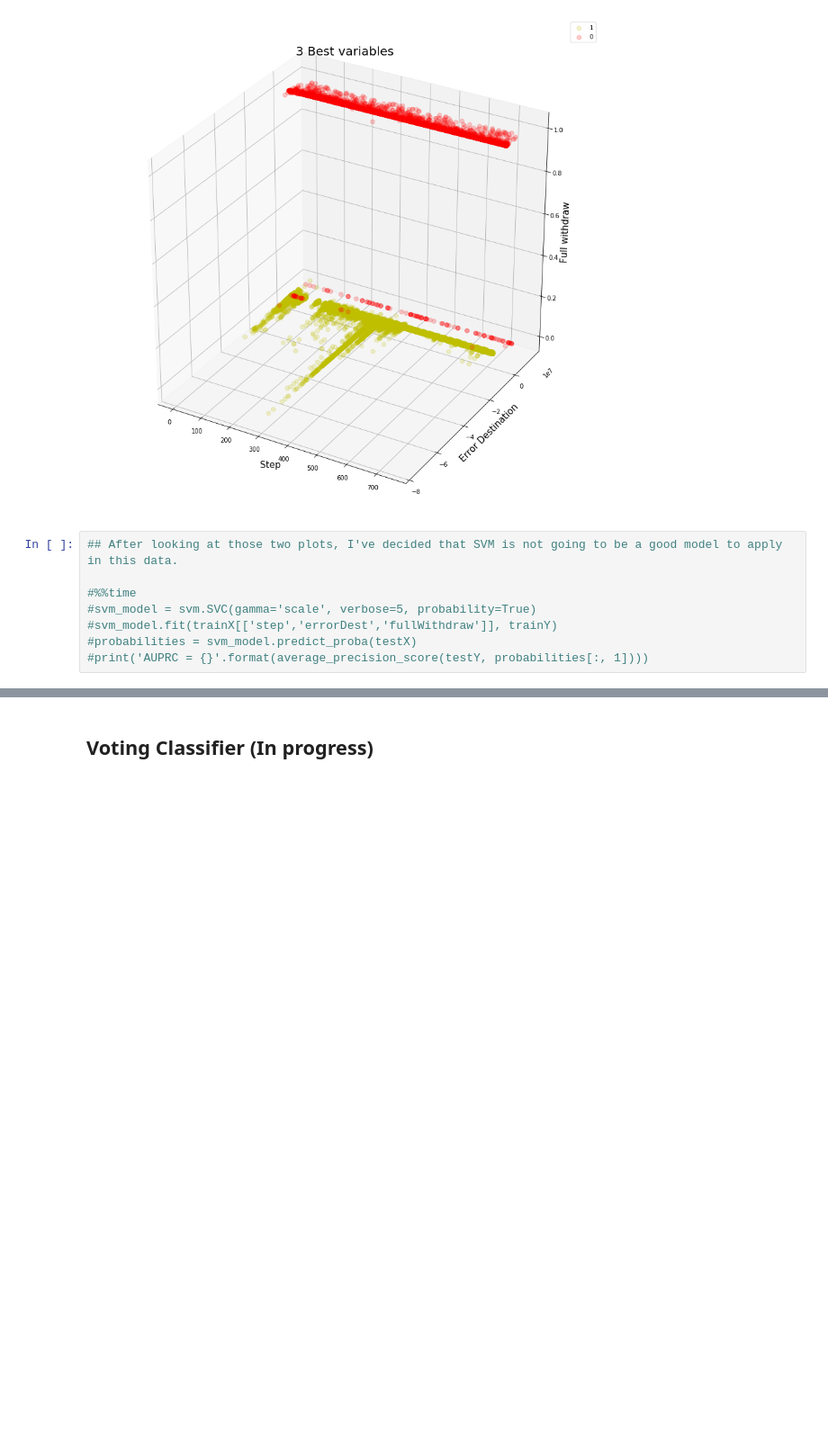
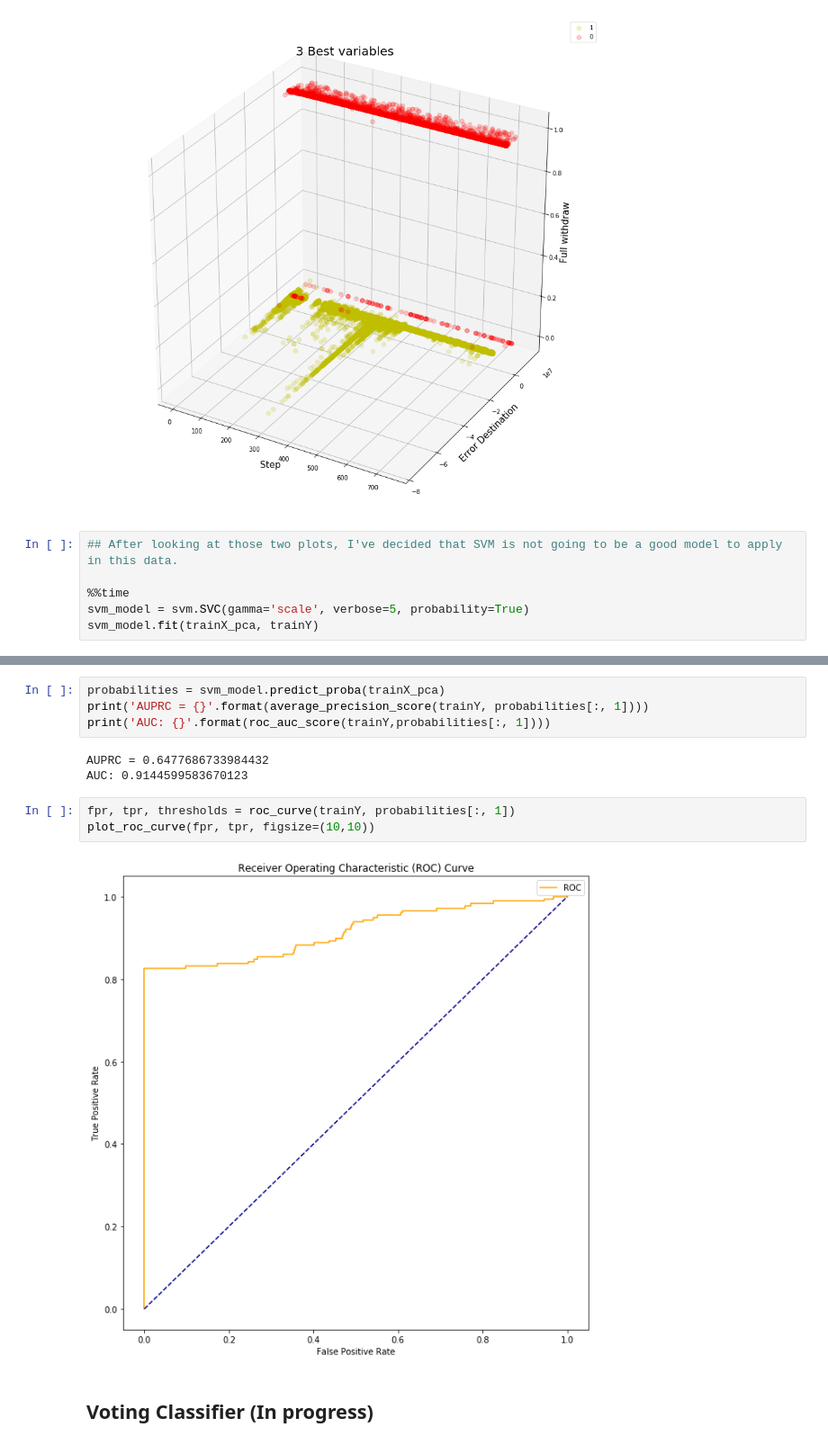
Before and after one commit to AdrianDiez/MobileFraud, a Jupyter notebook: Fraud_Detection.ipynb, the cells around one changed output, grey strips where cells are left out. Shown at 90% size. Cells and saved outputs as stored; diff of their text form; blank space fills up the shorter version.

```diff
--- a/Fraud_Detection.ipynb
+++ b/Fraud_Detection.ipynb
@@ -370,8 +364,6 @@ plot_3d_scatter(trainX, trainY, 'step','errorDest','fullWithdraw','Step','Error
 # %%
 ## After looking at those two plots, I've decided that SVM is not going to be a good model to apply in this data.
 
-#%%time
-#svm_model = svm.SVC(gamma='scale', verbose=5, probability=True)
-#svm_model.fit(trainX[['step','errorDest','fullWithdraw']], trainY)
-#probabilities = svm_model.predict_proba(testX)
-#print('AUPRC = {}'.format(average_precision_score(testY, probabilities[:, 1])))
+%%time
+svm_model = svm.SVC(gamma='scale', verbose=5, probability=True)
+svm_model.fit(trainX_pca, trainY)
@@ -378,3 +374,15 @@ plot_3d_scatter(trainX, trainY, 'step','errorDest','fullWithdraw','Step','Error
+# %%
+probabilities = svm_model.predict_proba(trainX_pca)
+print('AUPRC = {}'.format(average_precision_score(trainY, probabilities[:, 1])))
+print('AUC: {}'.format(roc_auc_score(trainY,probabilities[:, 1])))
+# %% [output]
+AUPRC = 0.6477686733984432
+AUC: 0.9144599583670123
+# %%
+fpr, tpr, thresholds = roc_curve(trainY, probabilities[:, 1])
+plot_roc_curve(fpr, tpr, figsize=(10,10))
+# %% [output]
+[figure, added]
 # %% [markdown]
 ## Voting Classifier (In progress)
 # %%
```
Also changed, not shown: parts of 28 cells of this notebook.
